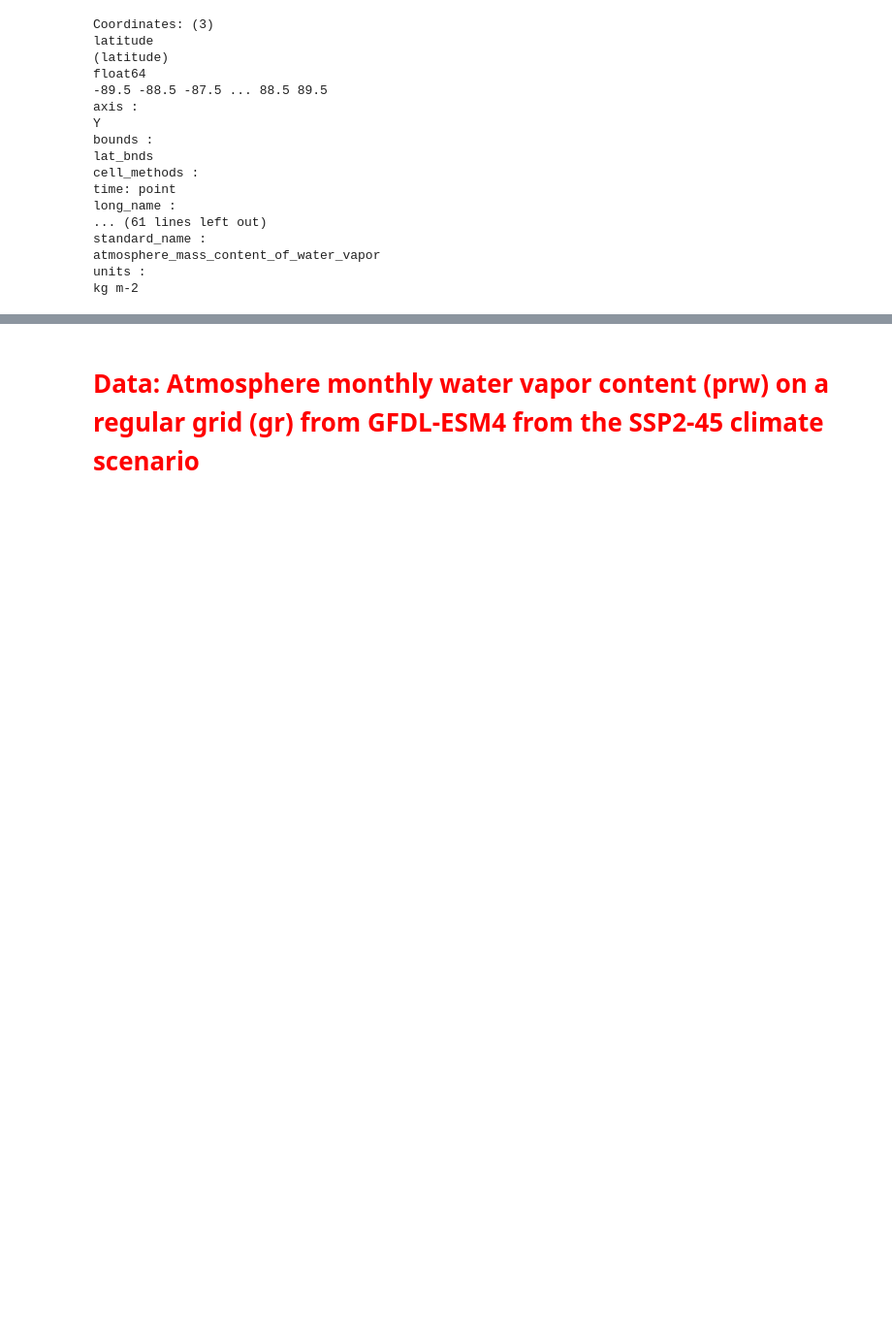
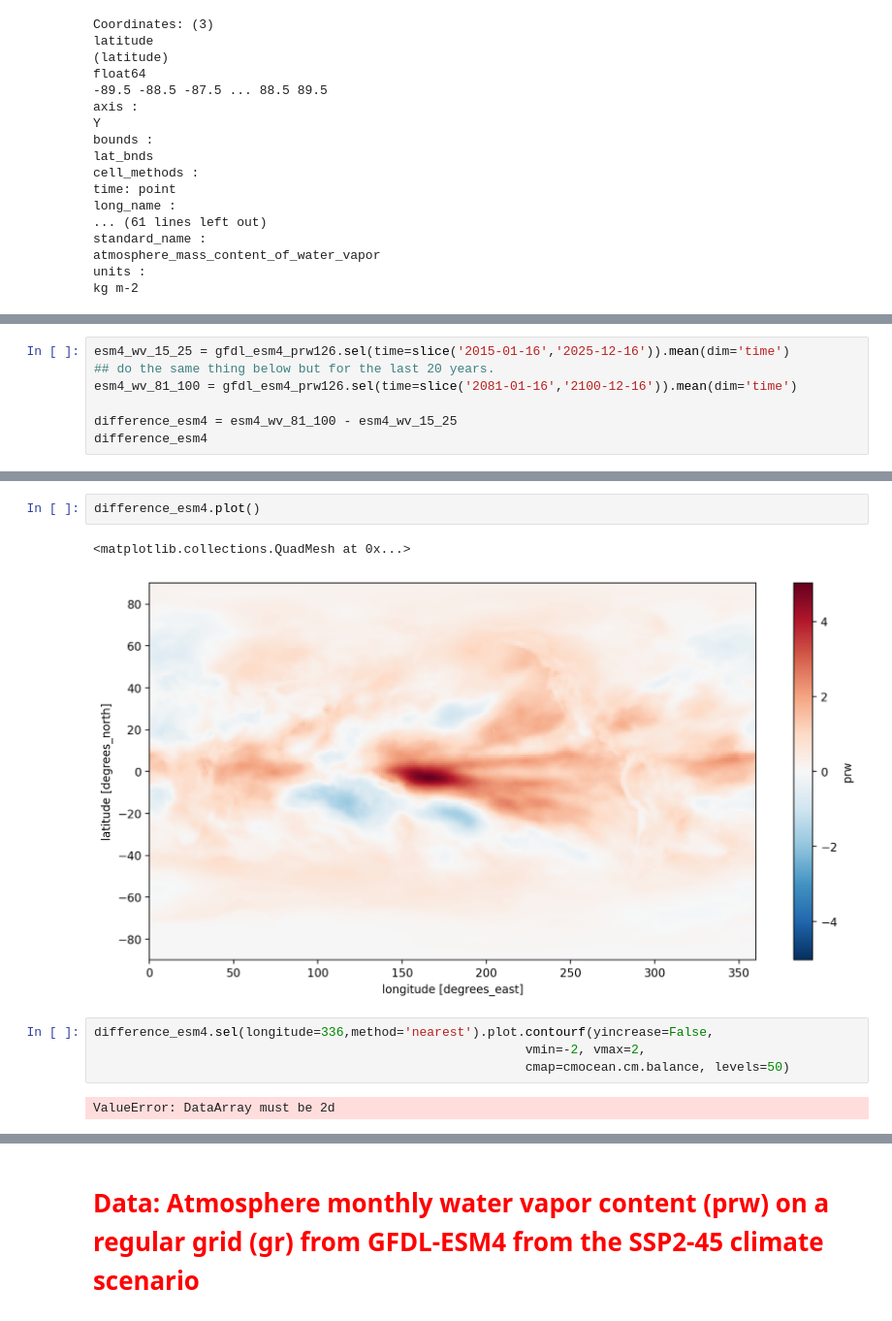
Before and after one commit to EES-3506-5506/Final_Vo, a Jupyter notebook: Untitled.ipynb, the cells around one changed output, grey strips where cells are left out. Shown at 97% size. Drawn from its saved outputs; the diff is of its cells as text; blank space fills up the shorter version.

```diff
--- a/Untitled.ipynb
+++ b/Untitled.ipynb
@@ -90,0 +97,7 @@ kg m-2
+# %%
+esm4_wv_15_25 = gfdl_esm4_prw126.sel(time=slice('2015-01-16','2025-12-16')).mean(dim='time')
+## do the same thing below but for the last 20 years.
+esm4_wv_81_100 = gfdl_esm4_prw126.sel(time=slice('2081-01-16','2100-12-16')).mean(dim='time')
+
+difference_esm4 = esm4_wv_81_100 - esm4_wv_15_25
+difference_esm4
@@ -90,0 +129,11 @@ kg m-2
+# %%
+difference_esm4.plot()
+# %% [output]
+<matplotlib.collections.QuadMesh at 0x...>
+[figure, added]
+# %%
+difference_esm4.sel(longitude=336,method='nearest').plot.contourf(yincrease=False,
+                                                         vmin=-2, vmax=2,
+                                                         cmap=cmocean.cm.balance, levels=50)
+# %% [output]
+ValueError: DataArray must be 2d
```
Also changed, not shown: parts of 13 cells of this notebook.
